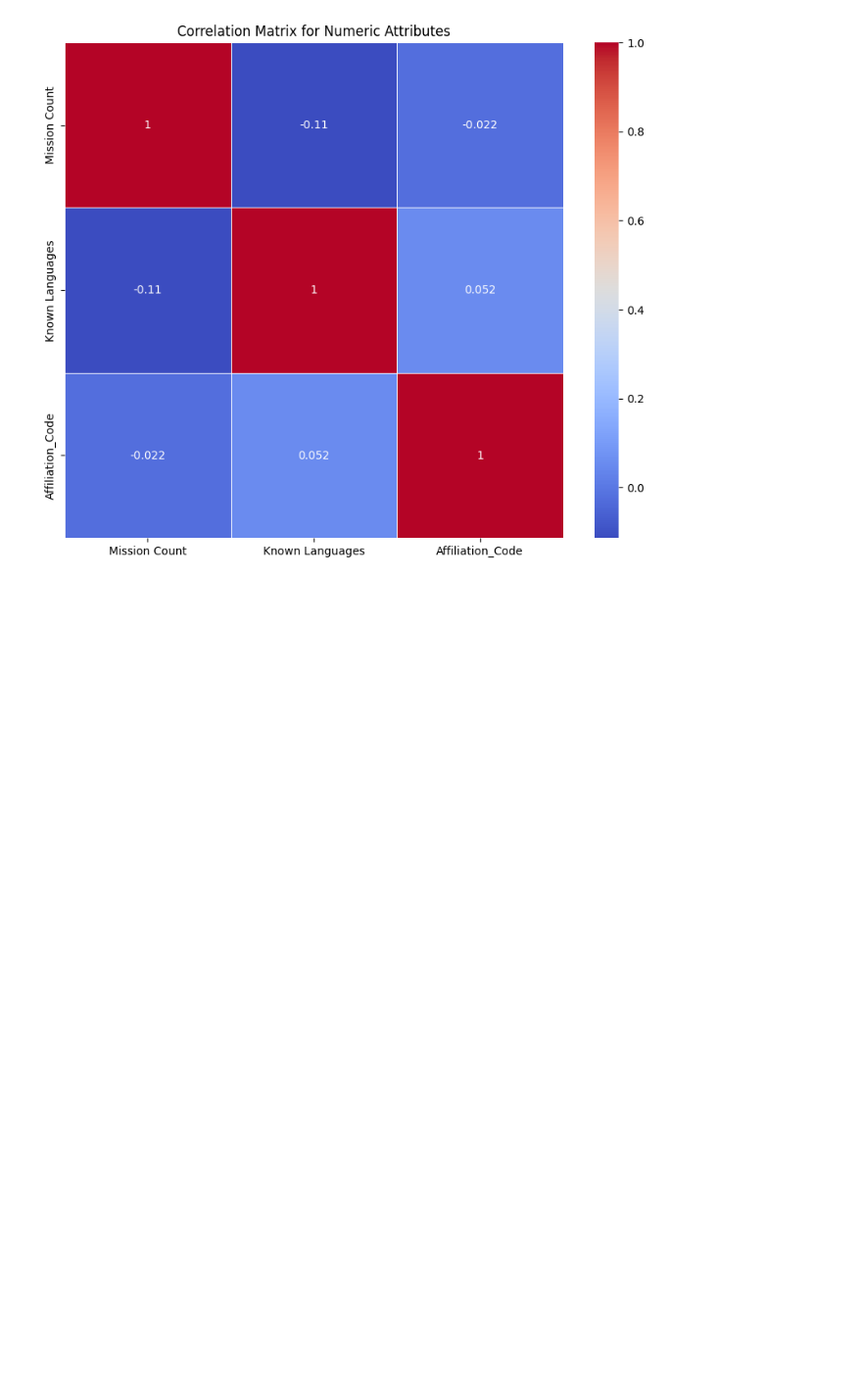
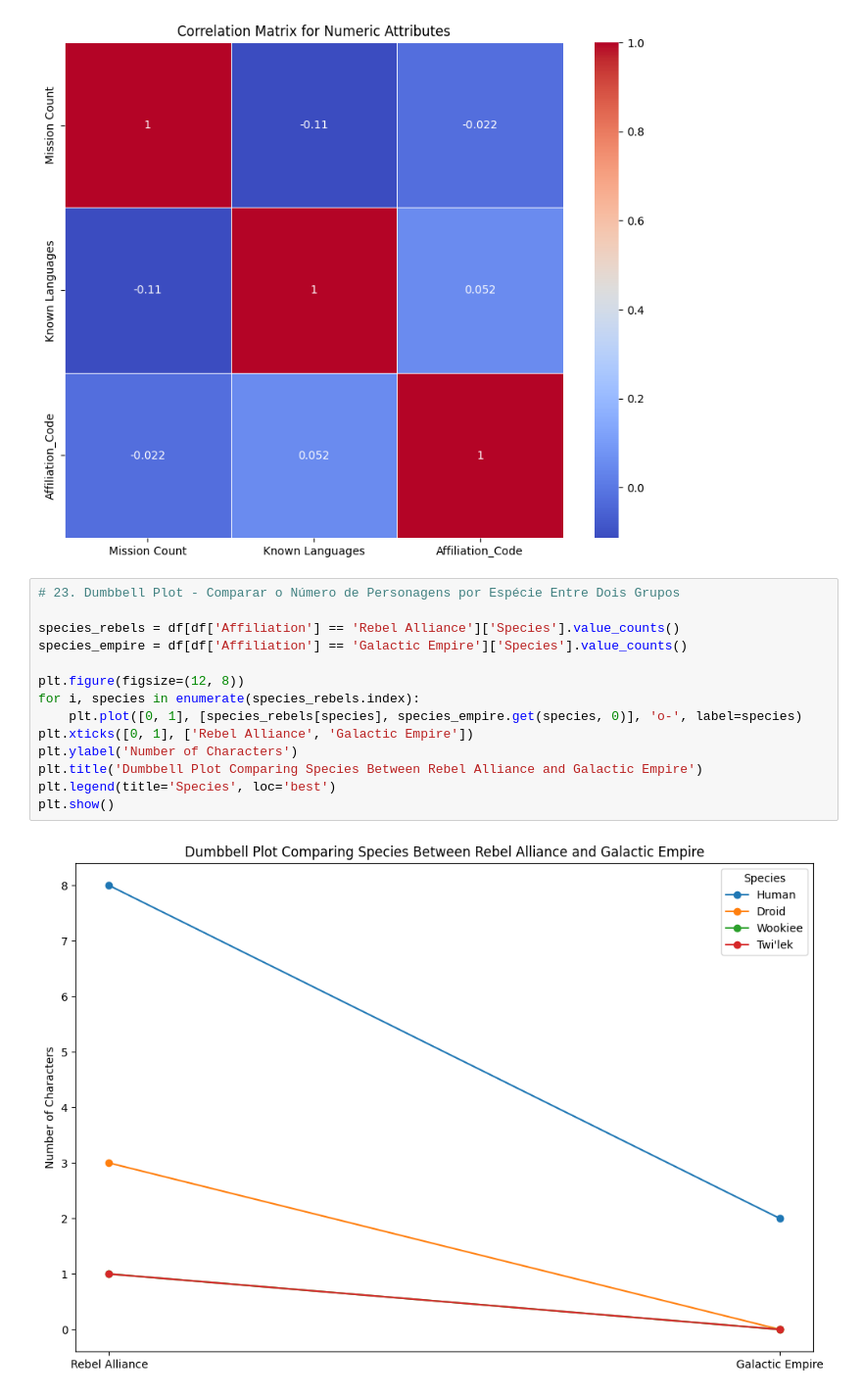
Before and after one commit to nathadriele/AWS-DMS-task-restart-and-status-checker, a Jupyter notebook: starwars_data_visualization.ipynb, the cells around one changed output. Shown at 98% size. Drawn from its saved outputs; the diff is of its cells as text; blank space fills up the shorter version.

```diff
--- a/starwars_data_visualization.ipynb
+++ b/starwars_data_visualization.ipynb
@@ -314,3 +314,19 @@ plt.title('Correlation Matrix for Numeric Attributes')
 plt.show()
 # %% [output]
 [figure]
+# %%
+# 23. Dumbbell Plot - Comparar o Número de Personagens por Espécie Entre Dois Grupos
+
+species_rebels = df[df['Affiliation'] == 'Rebel Alliance']['Species'].value_counts()
+species_empire = df[df['Affiliation'] == 'Galactic Empire']['Species'].value_counts()
+
+plt.figure(figsize=(12, 8))
+for i, species in enumerate(species_rebels.index):
+    plt.plot([0, 1], [species_rebels[species], species_empire.get(species, 0)], 'o-', label=species)
+plt.xticks([0, 1], ['Rebel Alliance', 'Galactic Empire'])
+plt.ylabel('Number of Characters')
+plt.title('Dumbbell Plot Comparing Species Between Rebel Alliance and Galactic Empire')
+plt.legend(title='Species', loc='best')
+plt.show()
+# %% [output]
+[figure, added]
```
Also changed, not shown: parts of 2 cells of this notebook.
